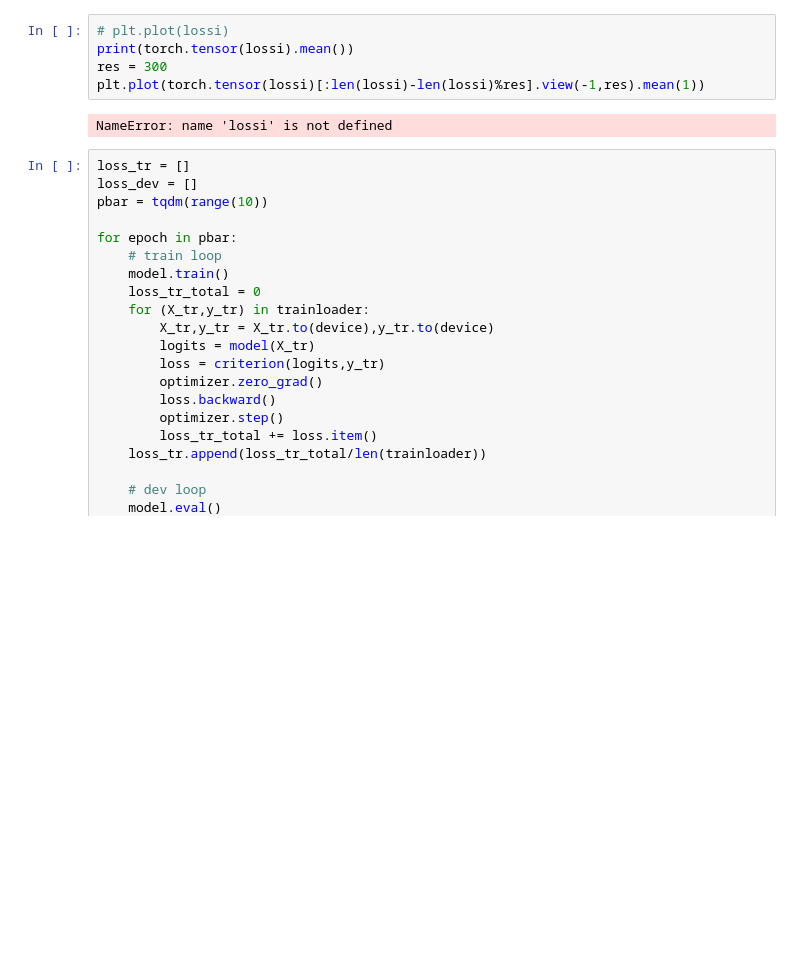
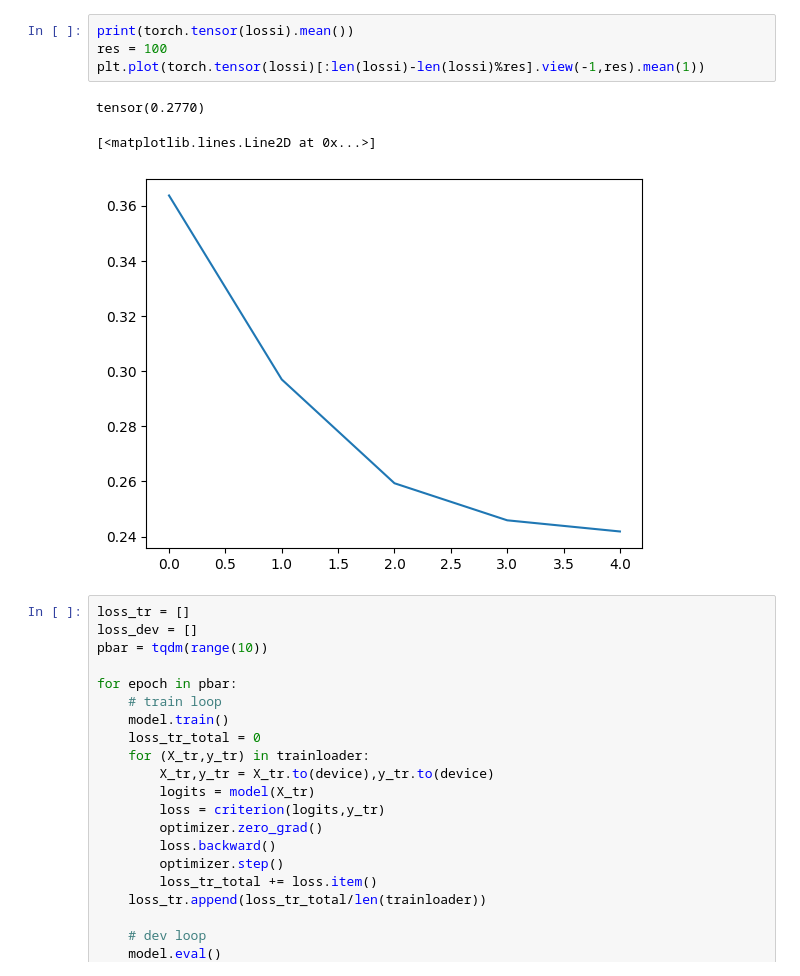
Before and after one commit to smithandrewk/smoking_ml, a Jupyter notebook: baseline_mlp.ipynb, the cells around one changed output. Cells and saved outputs as stored; diff of their text form; blank space fills up the shorter version.

```diff
--- a/baseline_mlp.ipynb
+++ b/baseline_mlp.ipynb
@@ -36,10 +34,11 @@ for i in range(5):
 # %%
-# plt.plot(lossi)
 print(torch.tensor(lossi).mean())
-res = 300
+res = 100
 plt.plot(torch.tensor(lossi)[:len(lossi)-len(lossi)%res].view(-1,res).mean(1))
 # %% [output]
-NameError: name 'lossi' is not defined
+tensor(0.2770)
+[<matplotlib.lines.Line2D at 0x...>]
+[figure, added]
 # %%
 loss_tr = []
 loss_dev = []
```
Also changed, not shown: parts of 6 cells of this notebook, 4 other files.
